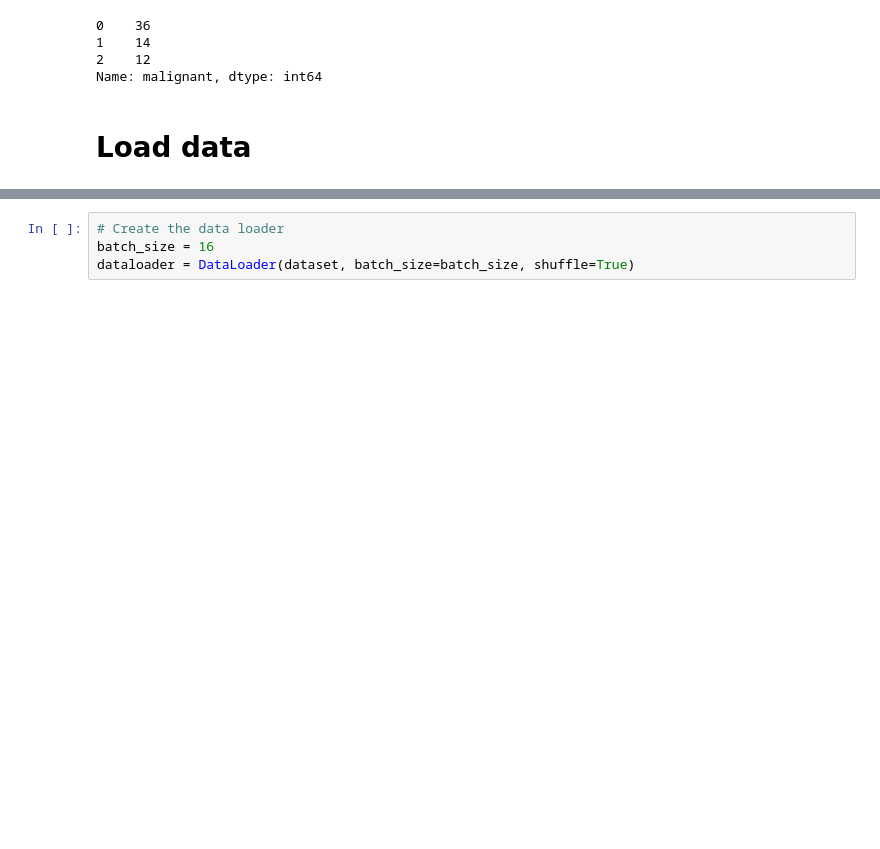
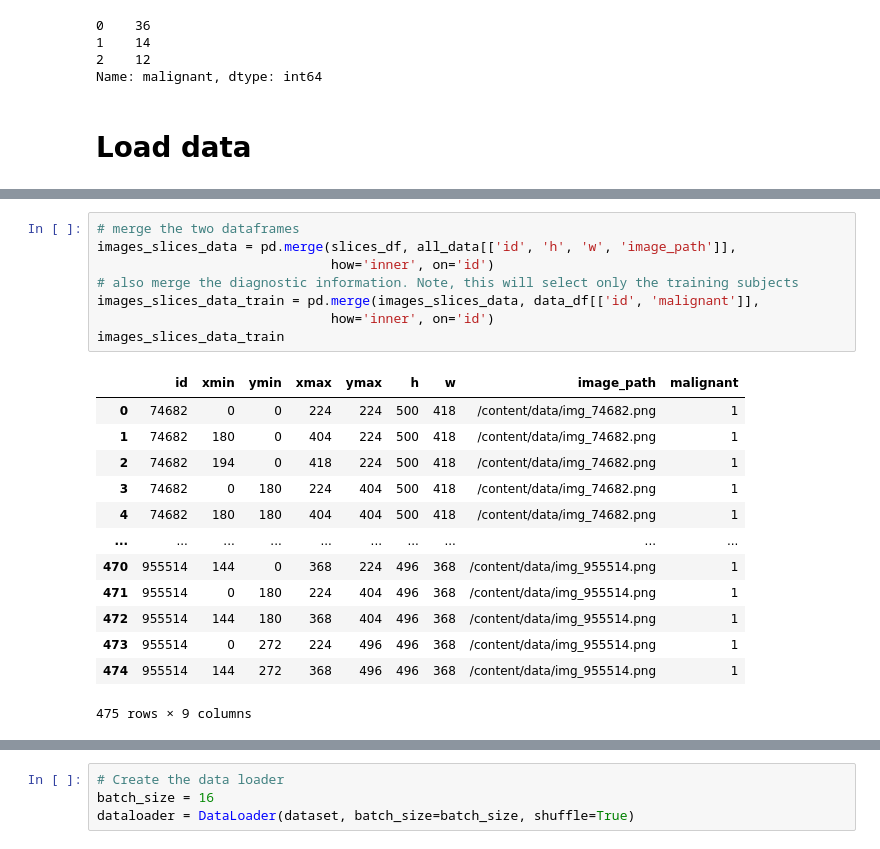
Before and after one commit to JessyD/Oxml-carcinoma-classification, a Jupyter notebook: src/train.ipynb, the cells around one changed output, grey strips where cells are left out. Cells and saved outputs as stored; diff of their text form; blank space fills up the shorter version.

```diff
--- a/src/train.ipynb
+++ b/src/train.ipynb
@@ -131 +269,23 @@ Name: malignant, dtype: int64
+# %%
+# merge the two dataframes
+images_slices_data = pd.merge(slices_df, all_data[['id', 'h', 'w', 'image_path']],
+                              how='inner', on='id')
+# also merge the diagnostic information. Note, this will select only the training subjects
+images_slices_data_train = pd.merge(images_slices_data, data_df[['id', 'malignant']],
+                              how='inner', on='id')
+images_slices_data_train
+# %% [output]
+|  | id | xmin | ymin | xmax | ymax | h | w | image_path | malignant |
+| 0 | 74682 | 0 | 0 | 224 | 224 | 500 | 418 | /content/data/img_74682.png | 1 |
+| 1 | 74682 | 180 | 0 | 404 | 224 | 500 | 418 | /content/data/img_74682.png | 1 |
+| 2 | 74682 | 194 | 0 | 418 | 224 | 500 | 418 | /content/data/img_74682.png | 1 |
+| 3 | 74682 | 0 | 180 | 224 | 404 | 500 | 418 | /content/data/img_74682.png | 1 |
+| 4 | 74682 | 180 | 180 | 404 | 404 | 500 | 418 | /content/data/img_74682.png | 1 |
+| ... | ... | ... | ... | ... | ... | ... | ... | ... | ... |
+| 470 | 955514 | 144 | 0 | 368 | 224 | 496 | 368 | /content/data/img_955514.png | 1 |
+| 471 | 955514 | 0 | 180 | 224 | 404 | 496 | 368 | /content/data/img_955514.png | 1 |
+| 472 | 955514 | 144 | 180 | 368 | 404 | 496 | 368 | /content/data/img_955514.png | 1 |
+| 473 | 955514 | 0 | 272 | 224 | 496 | 496 | 368 | /content/data/img_955514.png | 1 |
+| 474 | 955514 | 144 | 272 | 368 | 496 | 496 | 368 | /content/data/img_955514.png | 1 |
+475 rows × 9 columns
 # %%
```
Also changed, not shown: parts of 23 cells of this notebook.
